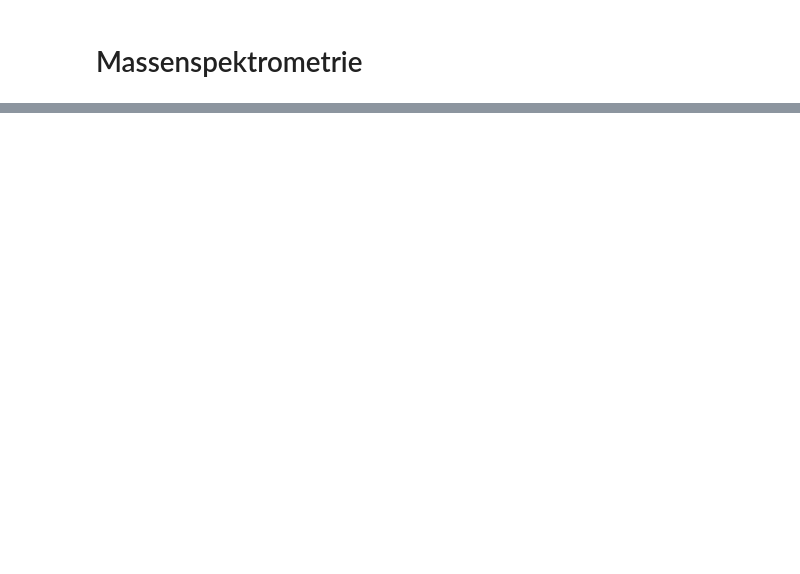
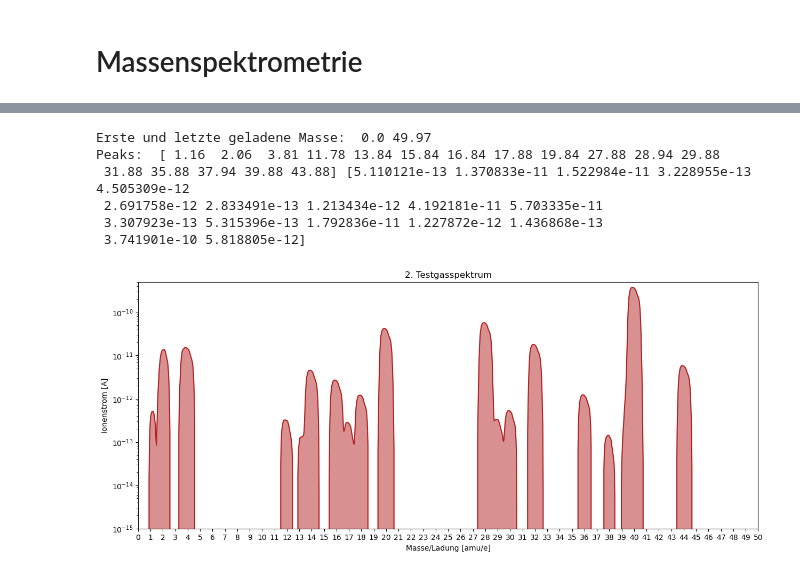
Before and after one commit to hannes-ebe/F-Prak-B, a Jupyter notebook: Vakuumtechnik/Massenspektrometrie.ipynb, the cells around one changed output, grey strips where cells are left out. Saved outputs shown, nothing was run; the diff lists cells and outputs as text; code cells hidden in the pictures; blank space fills up the shorter version.

```diff
--- a/Vakuumtechnik/Massenspektrometrie.ipynb
+++ b/Vakuumtechnik/Massenspektrometrie.ipynb
@@ -34,0 +73,13 @@ rest1.plot_spek('1. Restgasspektrum')
+# %%
+test2 = MassSpek('data/massenspek/test_2.asc',1600)    # 38400
+test2.plot_spek('2. Testgasspektrum',lower_ybound=1e-15,higher_ybound=5e-10)
+test2.peaks(1e-14,5)
+plt.savefig('figures/massenspek/testgas2.pdf')
+# %% [output]
+Erste und letzte geladene Masse:  0.0 49.97
+Peaks:  [ 1.16  2.06  3.81 11.78 13.84 15.84 16.84 17.88 19.84 27.88 28.94 29.88
+ 31.88 35.88 37.94 39.88 43.88] [5.110121e-13 1.370833e-11 1.522984e-11 3.228955e-13 4.505309e-12
+ 2.691758e-12 2.833491e-13 1.213434e-12 4.192181e-11 5.703335e-11
+ 3.307923e-13 5.315396e-13 1.792836e-11 1.227872e-12 1.436868e-13
+ 3.741901e-10 5.818805e-12]
+[figure, added]
```
Also changed, not shown: parts of 5 cells of this notebook.
